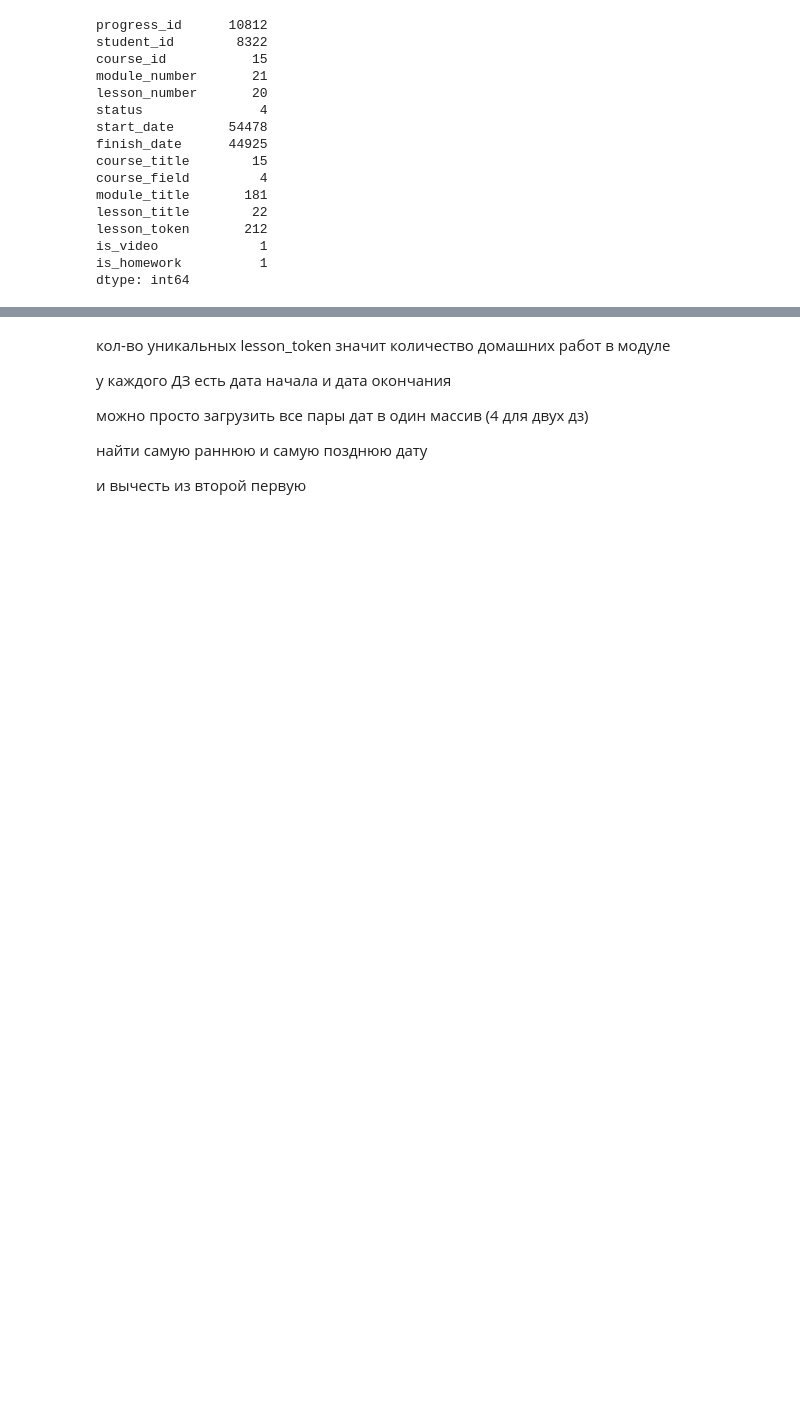
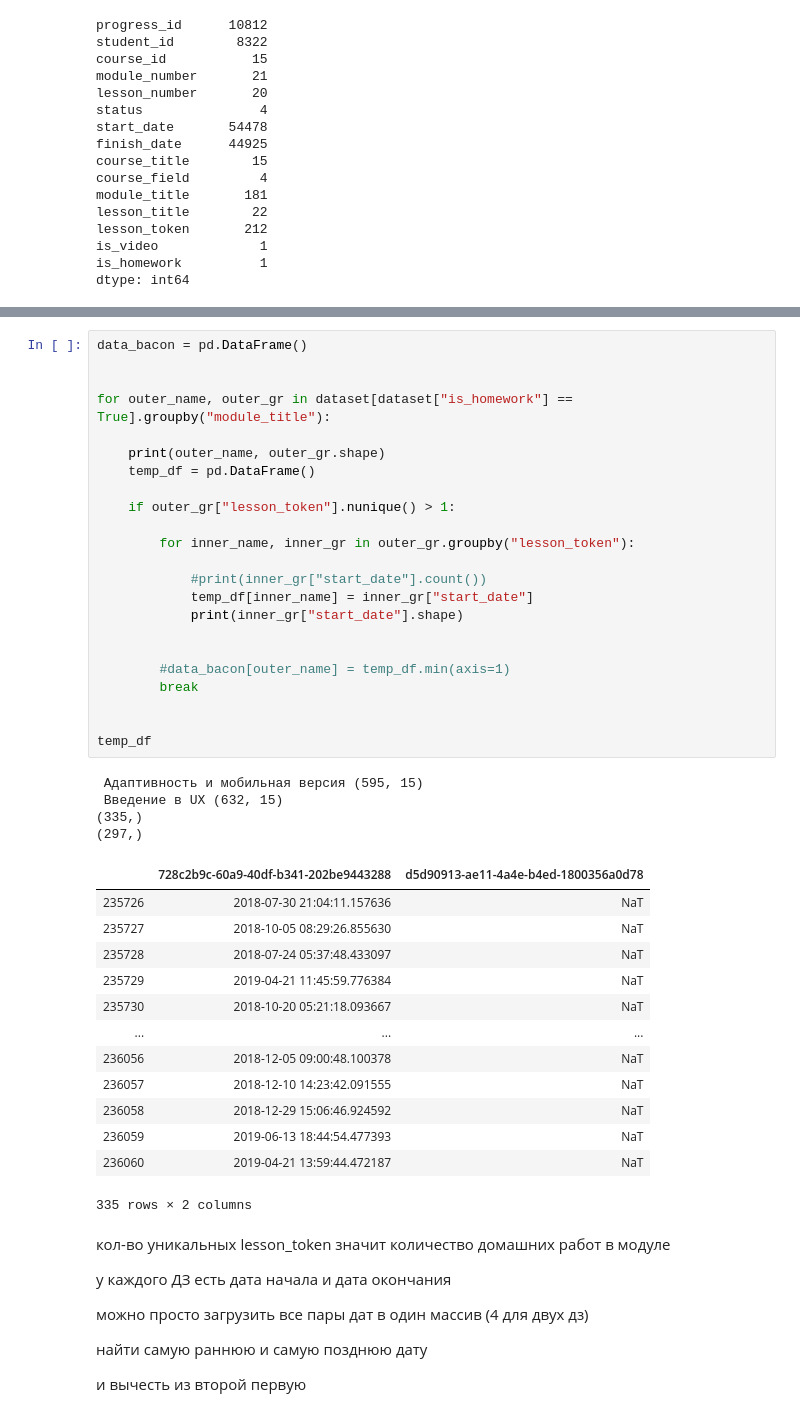
Before and after one commit to George-Mounts/skillbox_courseworks, a Jupyter notebook: analytics_1/Coursework_analytics_1.ipynb, the cells around one changed output, grey strips where cells are left out. Cells and saved outputs as stored; diff of their text form; blank space fills up the shorter version.

Commit message:
bacon_eggs

```diff
--- a/analytics_1/Coursework_analytics_1.ipynb
+++ b/analytics_1/Coursework_analytics_1.ipynb
@@ -1401,3 +1373,44 @@ data_bacon
+# %%
+data_bacon = pd.DataFrame()
+
+
+for outer_name, outer_gr in dataset[dataset["is_homework"] == True].groupby("module_title"):
+
+    print(outer_name, outer_gr.shape)
+    temp_df = pd.DataFrame()
+
+    if outer_gr["lesson_token"].nunique() > 1:
+
+        for inner_name, inner_gr in outer_gr.groupby("lesson_token"):
+
+            #print(inner_gr["start_date"].count())
+            temp_df[inner_name] = inner_gr["start_date"]
+            print(inner_gr["start_date"].shape)
+
+
+        #data_bacon[outer_name] = temp_df.min(axis=1)
+        break
+
+
+temp_df
+# %% [output]
+ Адаптивность и мобильная версия (595, 15)
+ Введение в UX (632, 15)
+(335,)
+(297,)
+|  | 728c2b9c-60a9-40df-b341-202be9443288 | d5d90913-ae11-4a4e-b4ed-1800356a0d78 |
+| 235726 | 2018-07-30 21:04:11.157636 | NaT |
+| 235727 | 2018-10-05 08:29:26.855630 | NaT |
+| 235728 | 2018-07-24 05:37:48.433097 | NaT |
+| 235729 | 2019-04-21 11:45:59.776384 | NaT |
+| 235730 | 2018-10-20 05:21:18.093667 | NaT |
+| ... | ... | ... |
+| 236056 | 2018-12-05 09:00:48.100378 | NaT |
+| 236057 | 2018-12-10 14:23:42.091555 | NaT |
+| 236058 | 2018-12-29 15:06:46.924592 | NaT |
+| 236059 | 2019-06-13 18:44:54.477393 | NaT |
+| 236060 | 2019-04-21 13:59:44.472187 | NaT |
+335 rows × 2 columns
 # %% [markdown]
 кол-во уникальных lesson_token значит количество домашних работ в модуле
 
```
Also changed, not shown: parts of 5 cells of this notebook.
